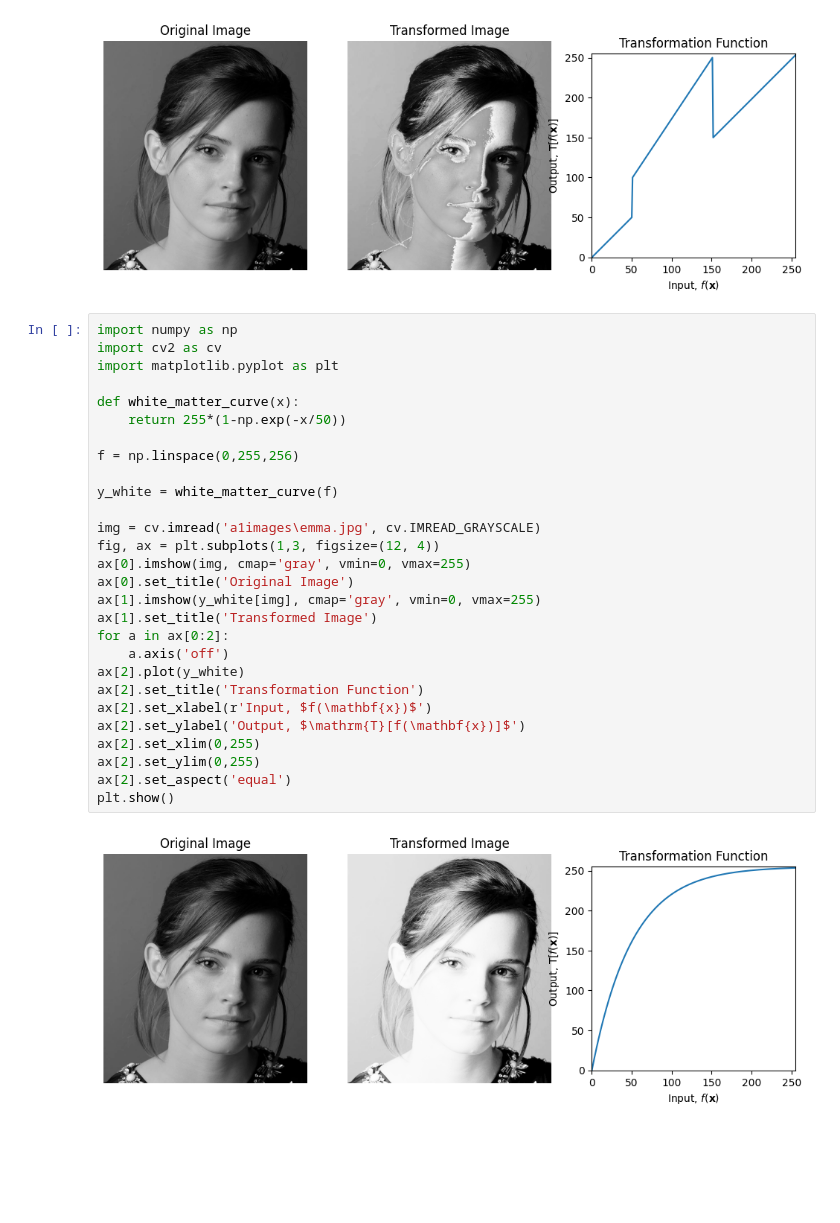
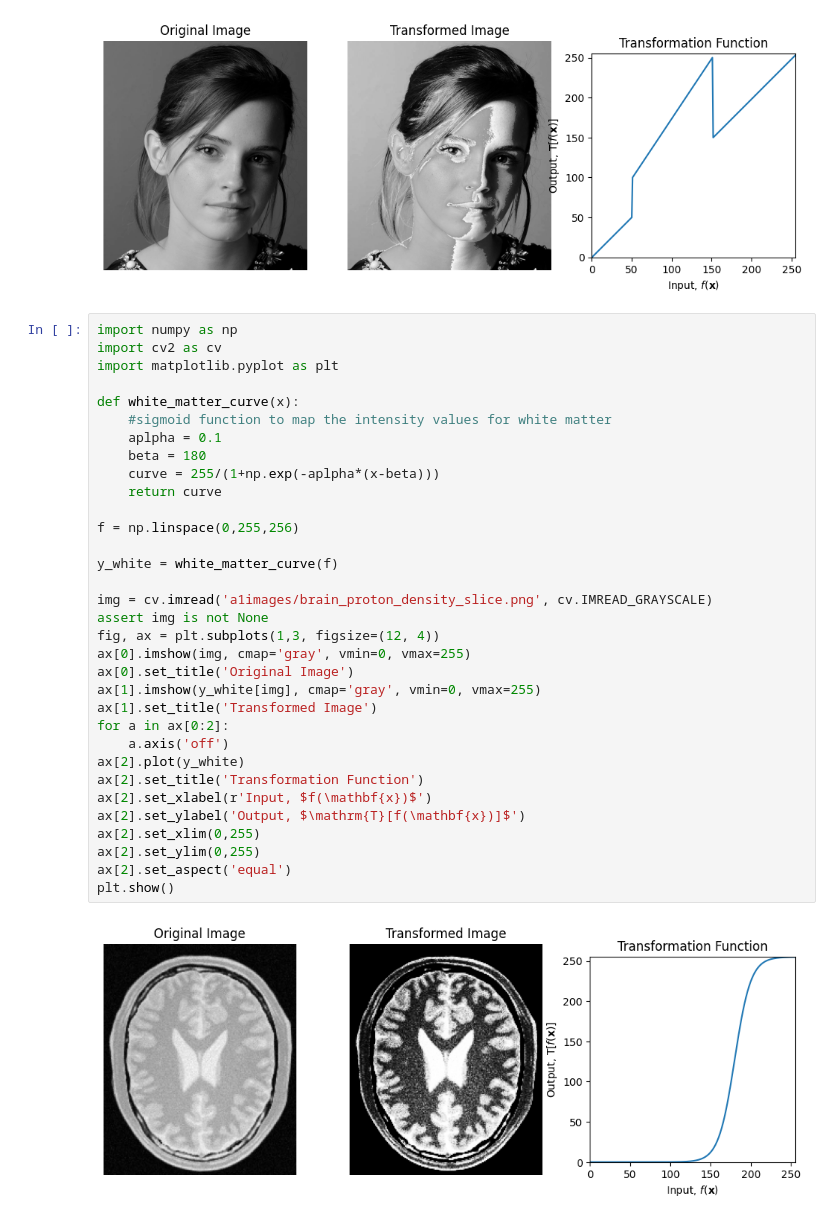
Before and after one commit to AnushkaSamaranayake/-Intensity-Transformations-and-Neighbourhood-Filtering, a Jupyter notebook: test.ipynb, the cells around one changed output. Drawn from its saved outputs; the diff is of its cells as text; blank space fills up the shorter version.

```diff
--- a/test.ipynb
+++ b/test.ipynb
@@ -132,33 +132,38 @@ plt.show()
 # %%
 import numpy as np
 import cv2 as cv
 import matplotlib.pyplot as plt
 
 def white_matter_curve(x):
-    return 255*(1-np.exp(-x/50))
+    #sigmoid function to map the intensity values for white matter
+    aplpha = 0.1
+    beta = 180
+    curve = 255/(1+np.exp(-aplpha*(x-beta)))
+    return curve
 
 f = np.linspace(0,255,256)
 
 y_white = white_matter_curve(f)
 
-img = cv.imread('a1images\emma.jpg', cv.IMREAD_GRAYSCALE)
+img = cv.imread('a1images/brain_proton_density_slice.png', cv.IMREAD_GRAYSCALE)
+assert img is not None
 fig, ax = plt.subplots(1,3, figsize=(12, 4))
 ax[0].imshow(img, cmap='gray', vmin=0, vmax=255)
 ax[0].set_title('Original Image')
 ax[1].imshow(y_white[img], cmap='gray', vmin=0, vmax=255)
 ax[1].set_title('Transformed Image')
 for a in ax[0:2]:
     a.axis('off')
 ax[2].plot(y_white)
 ax[2].set_title('Transformation Function')
 ax[2].set_xlabel(r'Input, $f(\mathbf{x})$')
 ax[2].set_ylabel('Output, $\mathrm{T}[f(\mathbf{x})]$')
 ax[2].set_xlim(0,255)
 ax[2].set_ylim(0,255)
 ax[2].set_aspect('equal')
 plt.show()
 # %% [output]
-[figure, old version]
+[figure, new version]
 # %%
 import numpy as np
 import cv2 as cv
```
Also changed, not shown: parts of 1 cell of this notebook.
